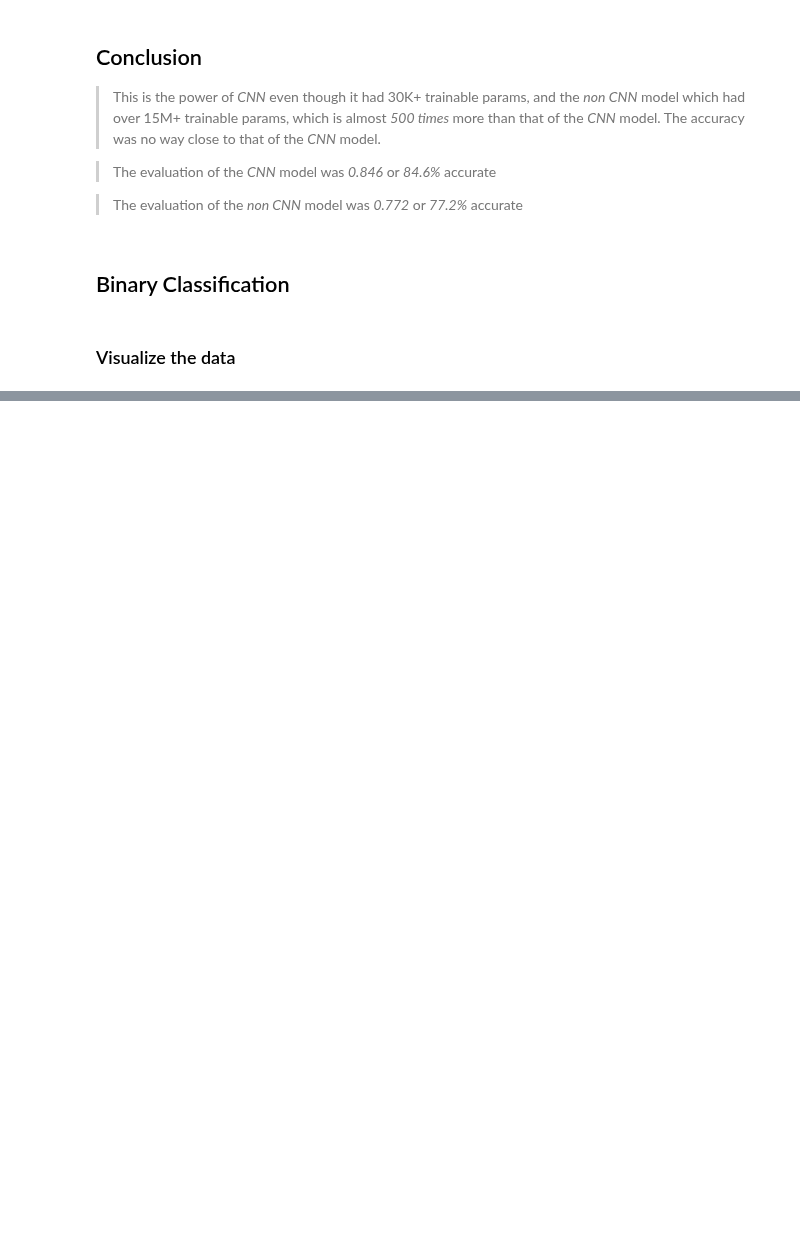
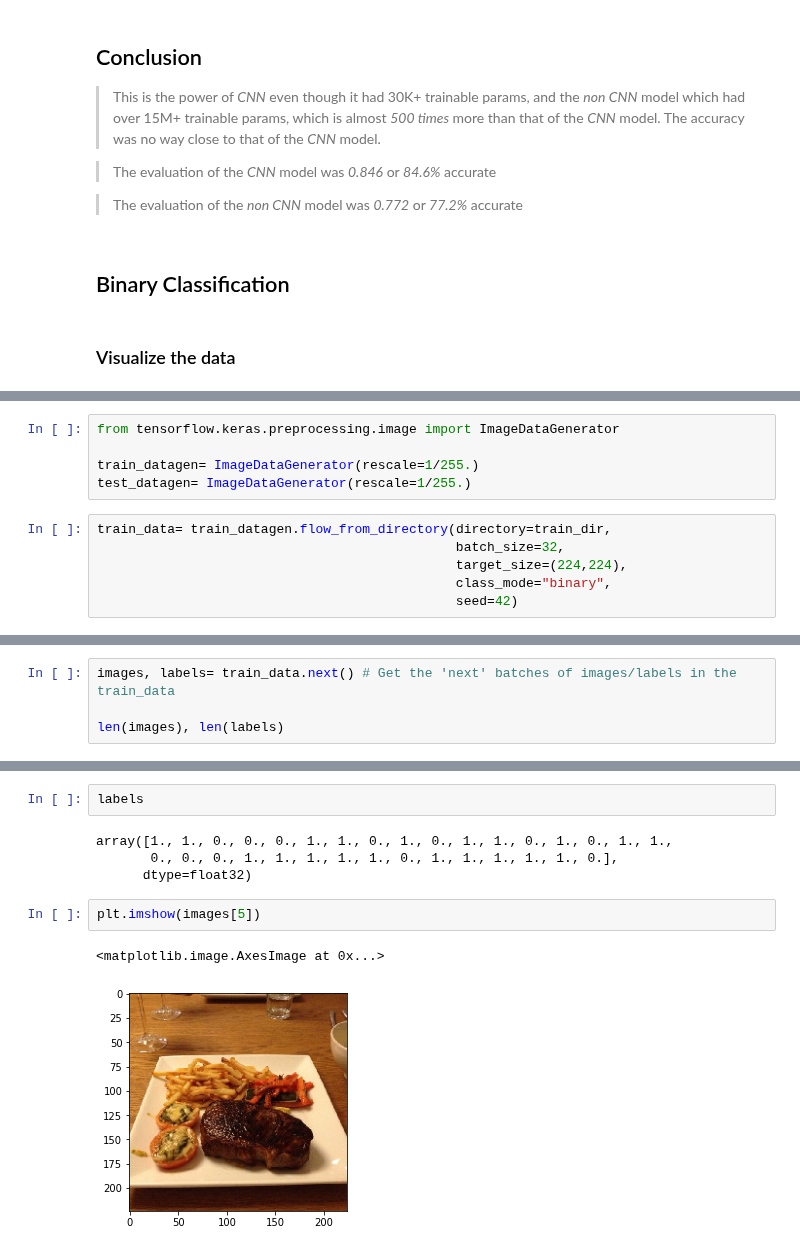
Before and after one commit to arghanath007/Data-Science, a Jupyter notebook: Deep Learning/Computer Vision/Introduction_to_Computer_Vision_and_CNN.ipynb, the cells around one changed output, grey strips where cells are left out. Drawn from its saved outputs; the diff is of its cells as text; blank space fills up the shorter version.

```diff
--- a/Deep Learning/Computer Vision/Introduction_to_Computer_Vision_and_CNN.ipynb
+++ b/Deep Learning/Computer Vision/Introduction_to_Computer_Vision_and_CNN.ipynb
@@ -426,0 +453,11 @@ Image shape: (512, 512, 3)
+# %%
+from tensorflow.keras.preprocessing.image import ImageDataGenerator
+
+train_datagen= ImageDataGenerator(rescale=1/255.)
+test_datagen= ImageDataGenerator(rescale=1/255.)
+# %%
+train_data= train_datagen.flow_from_directory(directory=train_dir,
+                                              batch_size=32,
+                                              target_size=(224,224),
+                                              class_mode="binary",
+                                              seed=42)
@@ -426,0 +474,4 @@ Image shape: (512, 512, 3)
+# %%
+images, labels= train_data.next() # Get the 'next' batches of images/labels in the train_data
+
+len(images), len(labels)
@@ -426,0 +500,11 @@ Image shape: (512, 512, 3)
+# %%
+labels
+# %% [output]
+array([1., 1., 0., 0., 0., 1., 1., 0., 1., 0., 1., 1., 0., 1., 0., 1., 1.,
+       0., 0., 0., 1., 1., 1., 1., 1., 0., 1., 1., 1., 1., 1., 0.],
+      dtype=float32)
+# %%
+plt.imshow(images[5])
+# %% [output]
+<matplotlib.image.AxesImage at 0x...>
+[figure, added]
```
Also changed, not shown: parts of 36 cells of this notebook, 3 other files.
